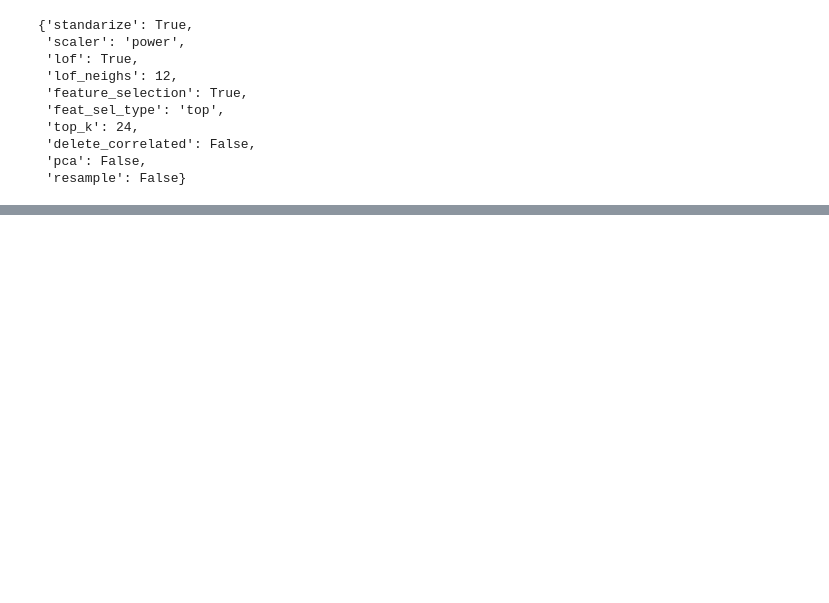
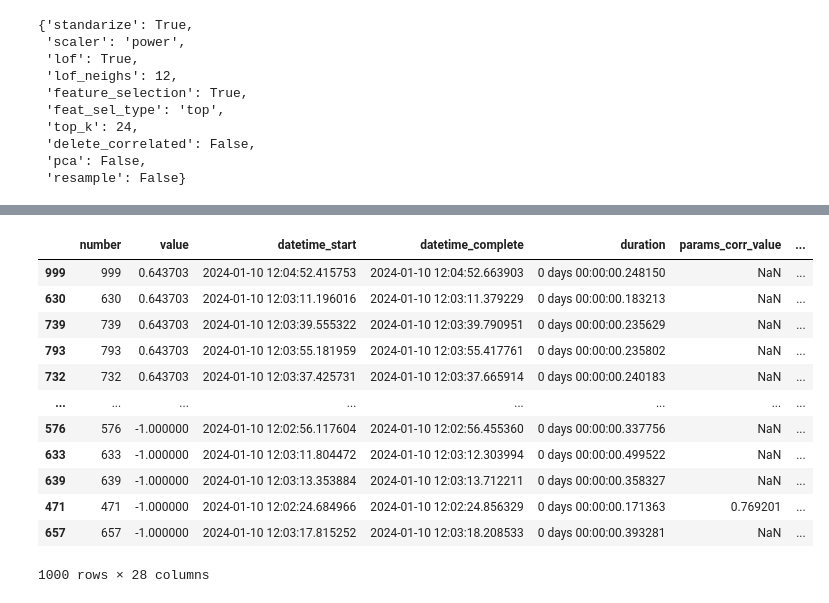
Before and after one commit to DomingoLopez/ClubFansIris, a Jupyter notebook: naive_bayes/naive_bayes.ipynb, the cells around one changed output, grey strips where cells are left out. Saved outputs shown, nothing was run; the diff lists cells and outputs as text; code cells hidden in the pictures; blank space fills up the shorter version.

```diff
--- a/naive_bayes/naive_bayes.ipynb
+++ b/naive_bayes/naive_bayes.ipynb
@@ -570,3 +514,19 @@ out["tuning__20240109-170403__378"]["params"]
 trials = study.trials_dataframe()
 # %%
 trials = trials.sort_values(by=["value"], ascending=False)
+# %%
+trials
+# %% [output]
+|  | number | value | datetime_start | datetime_complete | duration | params_corr_value | ... |
+| 999 | 999 | 0.643703 | 2024-01-10 12:04:52.415753 | 2024-01-10 12:04:52.663903 | 0 days 00:00:00.248150 | NaN | ... |
+| 630 | 630 | 0.643703 | 2024-01-10 12:03:11.196016 | 2024-01-10 12:03:11.379229 | 0 days 00:00:00.183213 | NaN | ... |
+| 739 | 739 | 0.643703 | 2024-01-10 12:03:39.555322 | 2024-01-10 12:03:39.790951 | 0 days 00:00:00.235629 | NaN | ... |
+| 793 | 793 | 0.643703 | 2024-01-10 12:03:55.181959 | 2024-01-10 12:03:55.417761 | 0 days 00:00:00.235802 | NaN | ... |
+| 732 | 732 | 0.643703 | 2024-01-10 12:03:37.425731 | 2024-01-10 12:03:37.665914 | 0 days 00:00:00.240183 | NaN | ... |
+| ... | ... | ... | ... | ... | ... | ... | ... |
+| 576 | 576 | -1.000000 | 2024-01-10 12:02:56.117604 | 2024-01-10 12:02:56.455360 | 0 days 00:00:00.337756 | NaN | ... |
+| 633 | 633 | -1.000000 | 2024-01-10 12:03:11.804472 | 2024-01-10 12:03:12.303994 | 0 days 00:00:00.499522 | NaN | ... |
+| 639 | 639 | -1.000000 | 2024-01-10 12:03:13.353884 | 2024-01-10 12:03:13.712211 | 0 days 00:00:00.358327 | NaN | ... |
+| 471 | 471 | -1.000000 | 2024-01-10 12:02:24.684966 | 2024-01-10 12:02:24.856329 | 0 days 00:00:00.171363 | 0.769201 | ... |
+| 657 | 657 | -1.000000 | 2024-01-10 12:03:17.815252 | 2024-01-10 12:03:18.208533 | 0 days 00:00:00.393281 | NaN | ... |
+1000 rows × 28 columns
```
Also changed, not shown: parts of 38 cells of this notebook.
